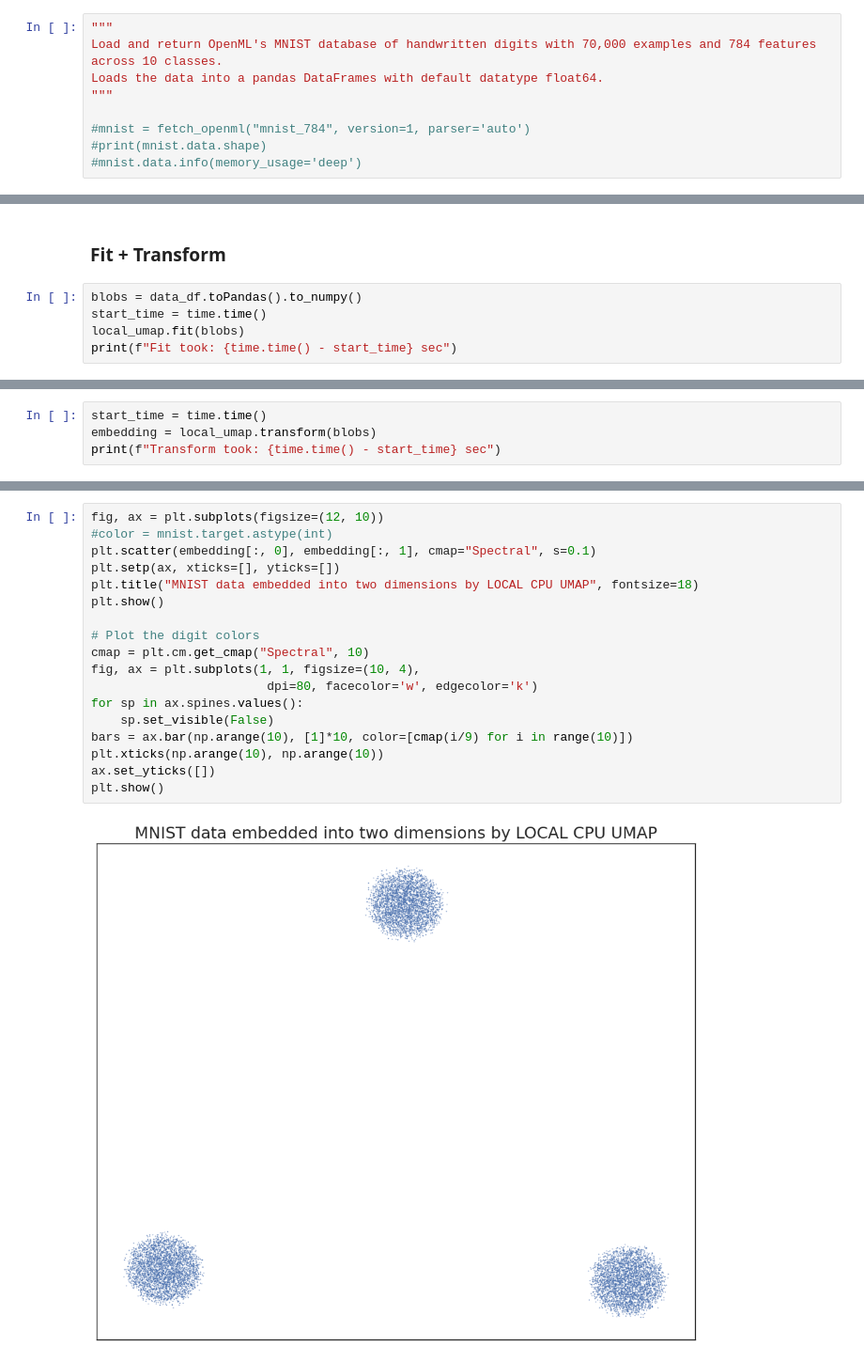
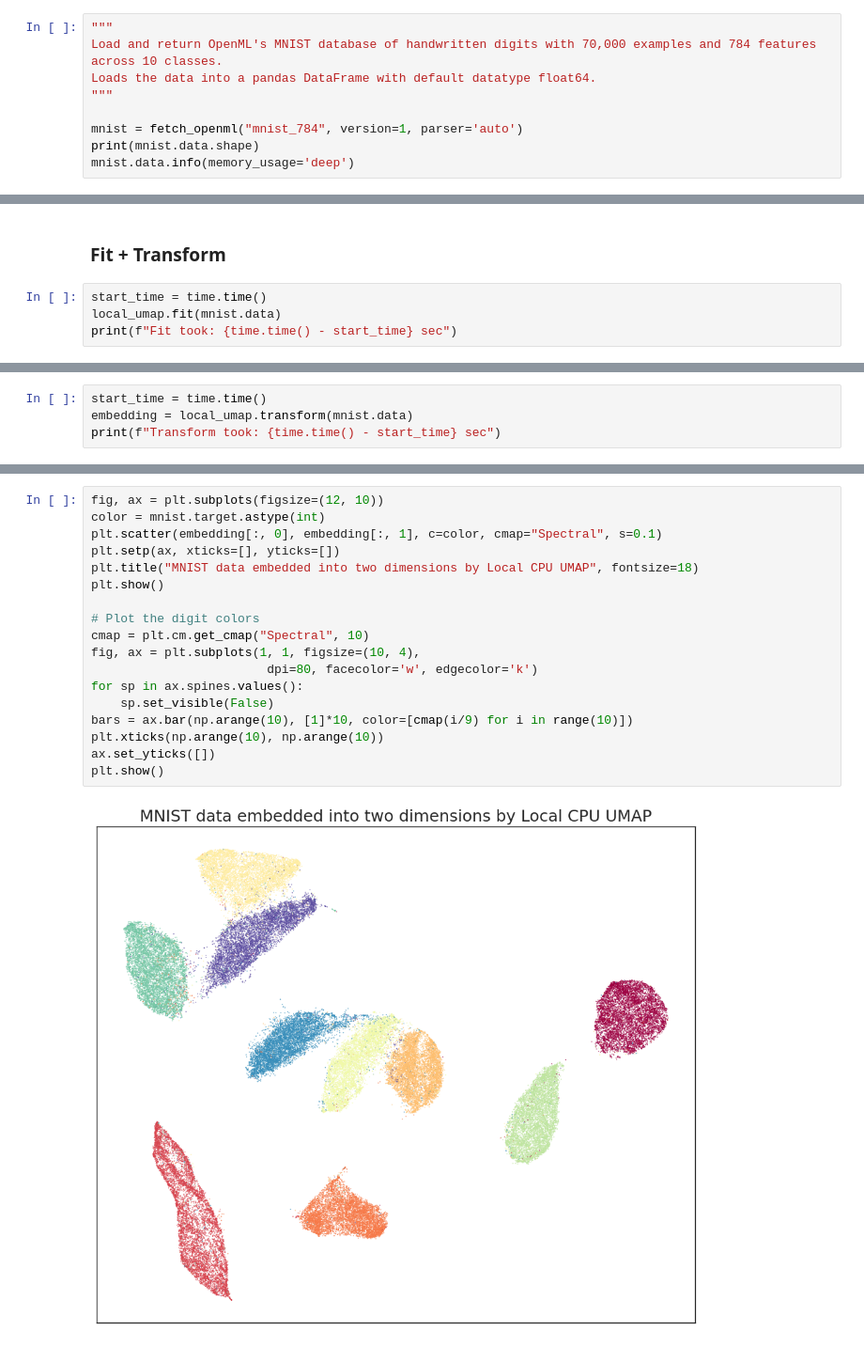
Before and after one commit to NVIDIA/spark-rapids-ml, a Jupyter notebook: notebooks/umap.ipynb, the cells around one changed output, grey strips where cells are left out. Shown at 94% size. Drawn from its saved outputs; the diff is of its cells as text.

```diff
--- a/notebooks/umap.ipynb
+++ b/notebooks/umap.ipynb
@@ -16,10 +14,10 @@ import time
 # %%
 """
 Load and return OpenML's MNIST database of handwritten digits with 70,000 examples and 784 features across 10 classes.
-Loads the data into a pandas DataFrames with default datatype float64.
+Loads the data into a pandas DataFrame with default datatype float64.
 """
 
-#mnist = fetch_openml("mnist_784", version=1, parser='auto')
-#print(mnist.data.shape)
-#mnist.data.info(memory_usage='deep')
+mnist = fetch_openml("mnist_784", version=1, parser='auto')
+print(mnist.data.shape)
+mnist.data.info(memory_usage='deep')
 # %% [output]
@@ -208,8 +176,7 @@ local_umap = local_umap.UMAP()
 # %% [markdown]
 ### Fit + Transform
 # %%
-blobs = data_df.toPandas().to_numpy()
 start_time = time.time()
-local_umap.fit(blobs)
+local_umap.fit(mnist.data)
 print(f"Fit took: {time.time() - start_time} sec")
 # %% [output]
@@ -217,5 +184,5 @@ Fit took: 42.14546489715576 sec
 # %%
 start_time = time.time()
-embedding = local_umap.transform(blobs)
+embedding = local_umap.transform(mnist.data)
 print(f"Transform took: {time.time() - start_time} sec")
 # %% [output]
@@ -223,21 +190,21 @@ Transform took: 0.9814770221710205 sec
 # %%
 fig, ax = plt.subplots(figsize=(12, 10))
-#color = mnist.target.astype(int)
-plt.scatter(embedding[:, 0], embedding[:, 1], cmap="Spectral", s=0.1)
+color = mnist.target.astype(int)
+plt.scatter(embedding[:, 0], embedding[:, 1], c=color, cmap="Spectral", s=0.1)
 plt.setp(ax, xticks=[], yticks=[])
-plt.title("MNIST data embedded into two dimensions by LOCAL CPU UMAP", fontsize=18)
+plt.title("MNIST data embedded into two dimensions by Local CPU UMAP", fontsize=18)
 plt.show()
 
 # Plot the digit colors
 cmap = plt.cm.get_cmap("Spectral", 10)
 fig, ax = plt.subplots(1, 1, figsize=(10, 4),
                         dpi=80, facecolor='w', edgecolor='k')
 for sp in ax.spines.values():
     sp.set_visible(False)
 bars = ax.bar(np.arange(10), [1]*10, color=[cmap(i/9) for i in range(10)])
 plt.xticks(np.arange(10), np.arange(10))
 ax.set_yticks([])
 plt.show()
 # %% [output]
-[figure, old version]
+[figure, new version]
 [figure]
```
Also changed, not shown: parts of 27 cells of this notebook.
